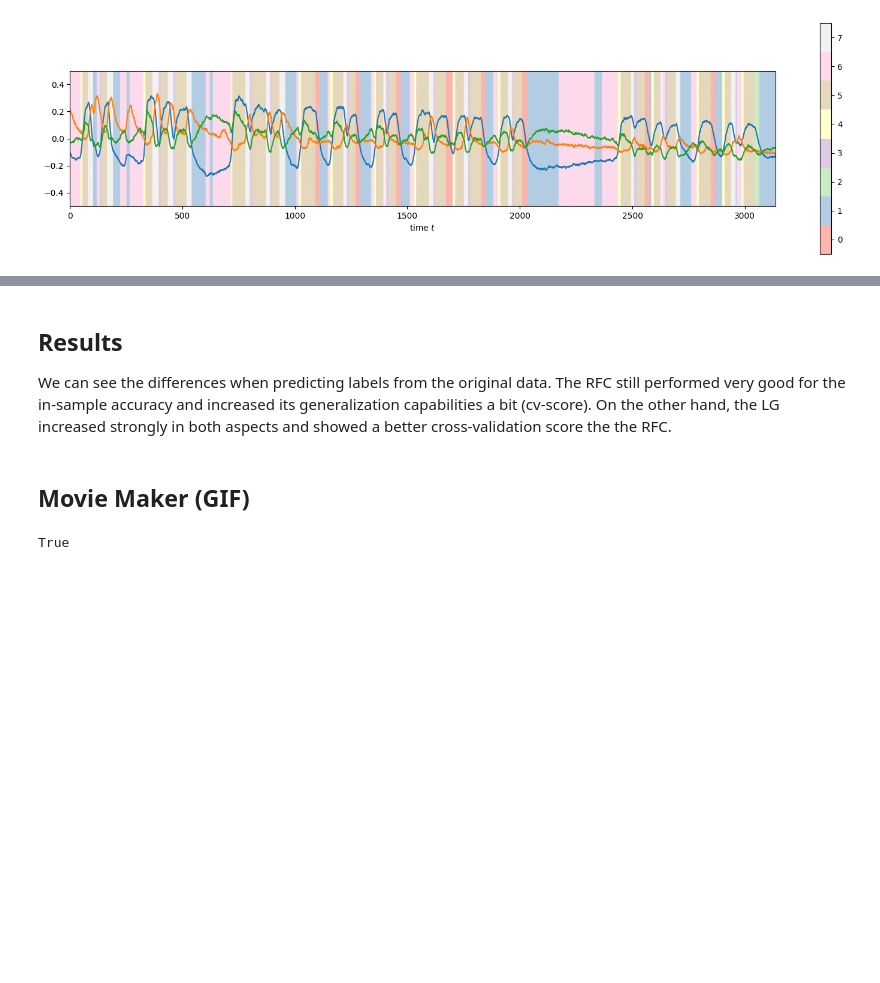
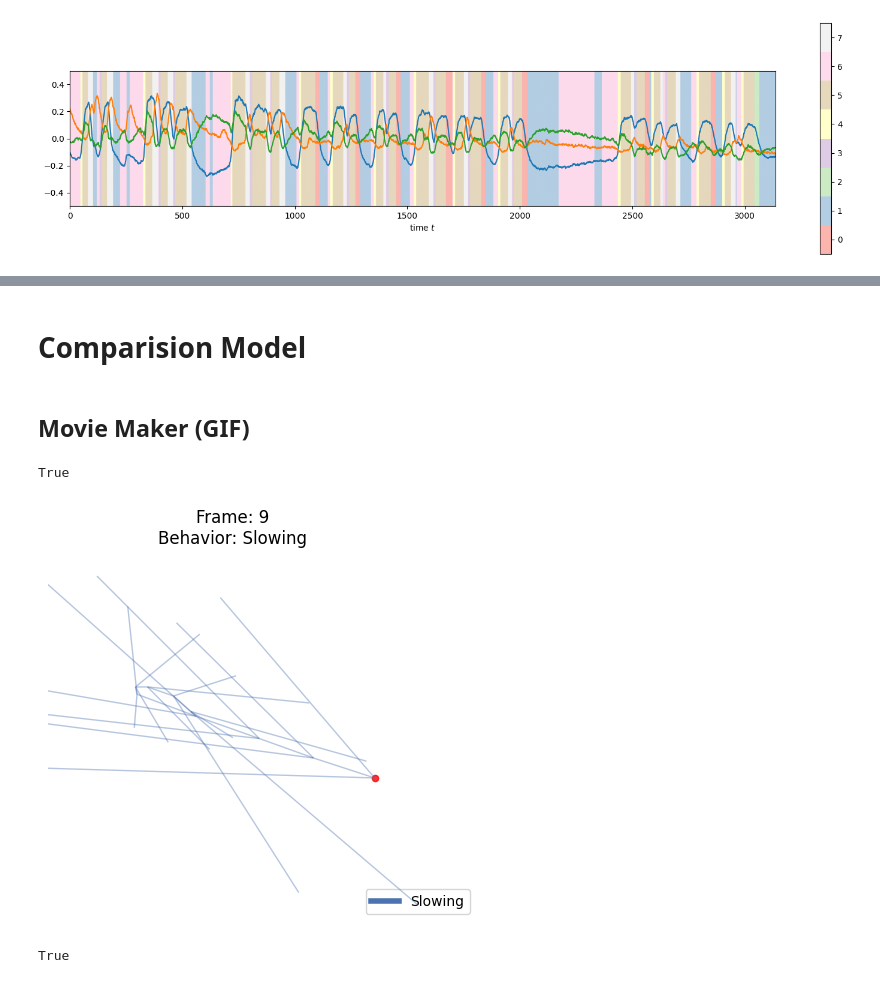
Before and after one commit to neuroinformatics-uni-vienna/NC-MCM, a Jupyter notebook: demos/visualisers.ipynb, the cells around one changed output, grey strips where cells are left out. Cells and saved outputs as stored; diff of their text form; code cells hidden in the pictures; blank space fills up the shorter version.

Commit message:
removed problematic visualisers

```diff
--- a/demos/visualisers.ipynb
+++ b/demos/visualisers.ipynb
@@ -85,6 +67,5 @@ True
-# %% [markdown]
-## Results
-We can see the differences when predicting labels from the original data. The RFC still performed very good for the in-sample accuracy and increased its generalization capabilities a bit (cv-score). On the other hand, the LG increased strongly in both aspects and showed a better cross-validation score the the RFC.
+# %% [markdown]
+# Comparision Model
 # %% [markdown]
 ## Movie Maker (GIF)
 # %%
@@ -94,15 +75,18 @@ b = np.loadtxt('../datasets/generated/saved_embeddings/B__BunDLeNet_worm_0')
 # %%
 # This can take quite some time to render with bigger datasets
 # That is why we cut our dataset for display purposes:
 vis = LatentSpaceVisualiser(
-    y,
-    b,
+    y[:10],
+    b[:10],
     b_names=data.behaviour_names,
     legend=True)
 vis.make_movie(
     fps=30,
     filename='../figures/worm_0_movie.gif',
     show_fig=False)
+# %% [output]
+True
+[figure, added]
 # %%
 # The make_movie method has parameters that allow the user to fade the animation or add a background manifold.
 vis.make_movie(
```
Also changed, not shown: parts of 7 cells of this notebook, 2 other files.
